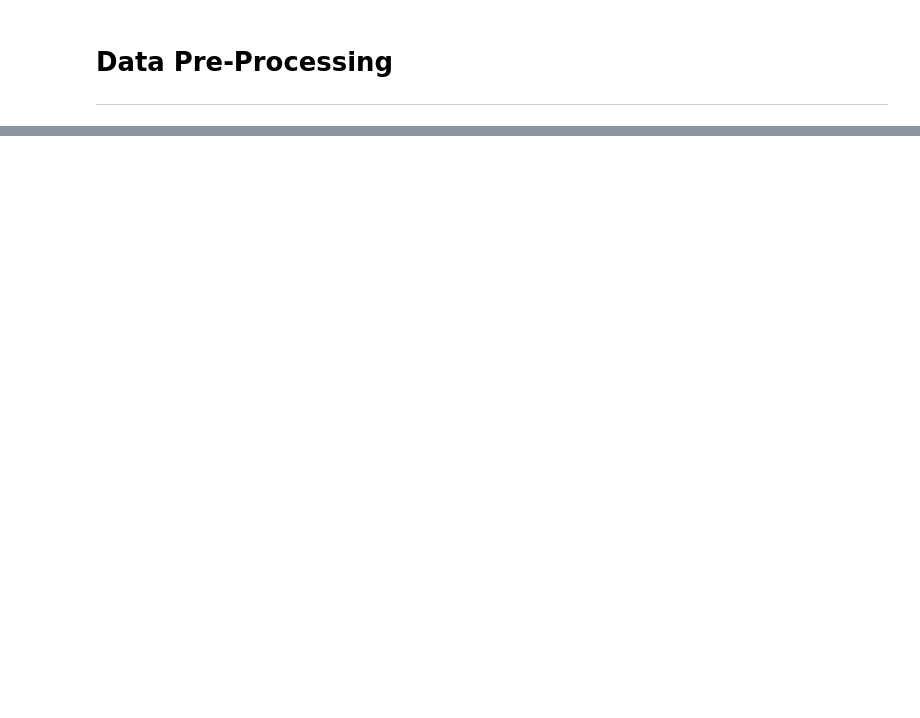
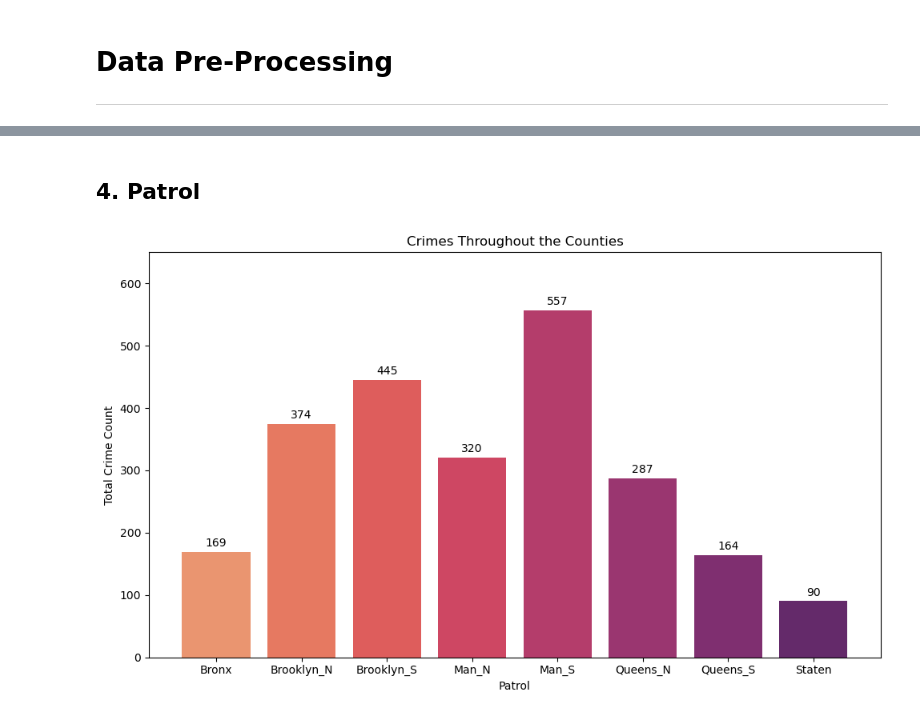
Before and after one commit to manjit-baishya-datascience/NYPD-Hate-Crime-EDA, a Jupyter notebook: nypd-hate-crime-eda.ipynb, the cells around one changed output, grey strips where cells are left out. Saved outputs shown, nothing was run; the diff lists cells and outputs as text; code cells hidden in the pictures; blank space fills up the shorter version.

```diff
--- a/nypd-hate-crime-eda.ipynb
+++ b/nypd-hate-crime-eda.ipynb
@@ -38,2 +275,4 @@ df = df[['Complaint Year Number', 'Month Number', 'Record Create Date', 'Complai
+# %%
+df.columns = ['date', 'month', 'year', 'day', 'record_date', 'patrol', 'county', 'crime', 'motive', 'offense', 'pre_address']
 # %%
 df.head()
@@ -171,0 +471,37 @@ df.head()
+# %% [markdown]
+## **4. Patrol**
+# %%
+# Counting total crime counts as per counties
+date_counts = df['patrol'].value_counts().sort_index()
+
+# Get the number of unique counties
+num_counties = len(date_counts)
+
+# Set seaborn colormap to 'mako'
+colors = sns.color_palette("flare", num_counties)
+
+# Plot the bar plot
+plt.figure(figsize=(10, 6))
+bars = plt.bar(date_counts.index, date_counts.values, color=colors)
+
+# Set title and y-axis label
+plt.title('Crimes Throughout the Counties')
+plt.ylabel('Total Crime Count')
+plt.xlabel('Patrol')
+
+# Remove x-axis labels
+plt.xticks()
+
+# Setting max limit on y-axis
+plt.ylim(0, 650)
+
+# Add annotations above each bar
+for bar in bars:
+    yval = bar.get_height()
+    plt.text(bar.get_x() + bar.get_width()/2, yval + 5, round(yval), ha='center', va='bottom')
+
+# Show the plot
+plt.tight_layout()
+plt.show()
+# %% [output]
+[figure, added]
```
Also changed, not shown: parts of 73 cells of this notebook, 1 other file.
